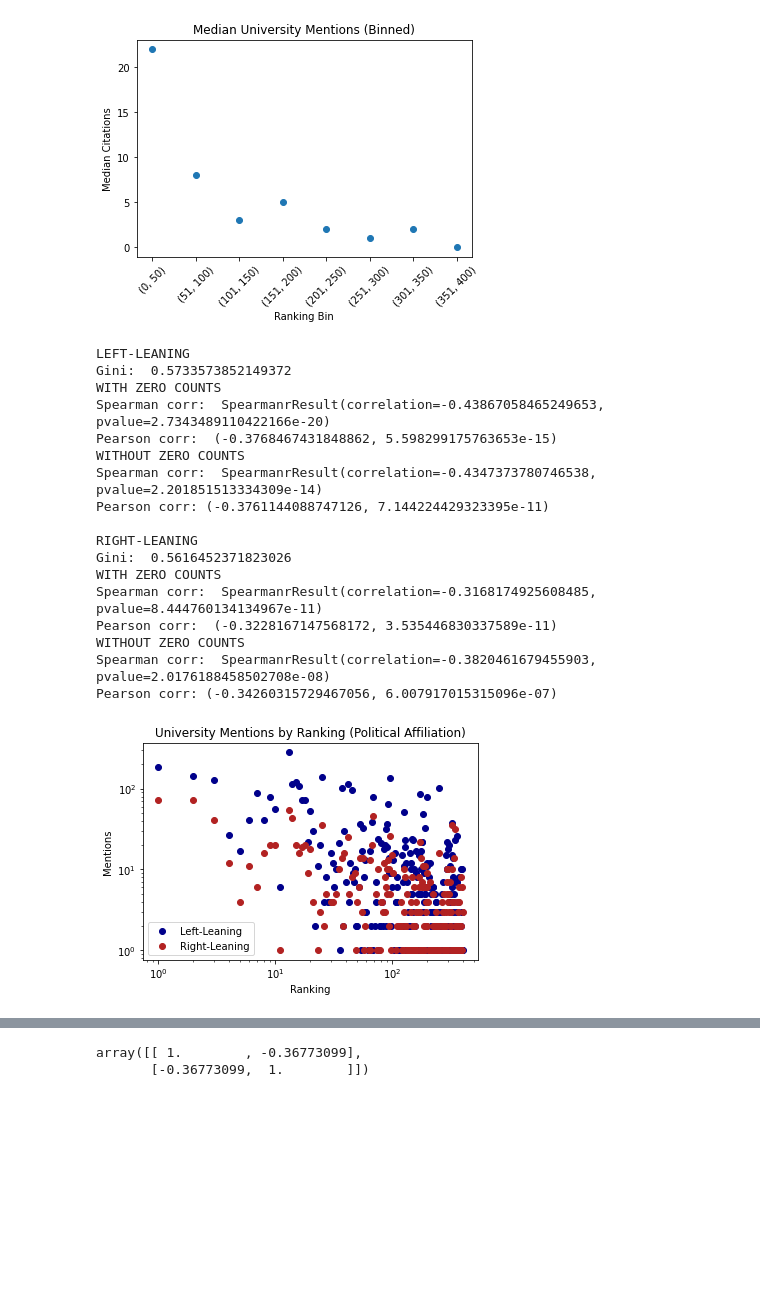
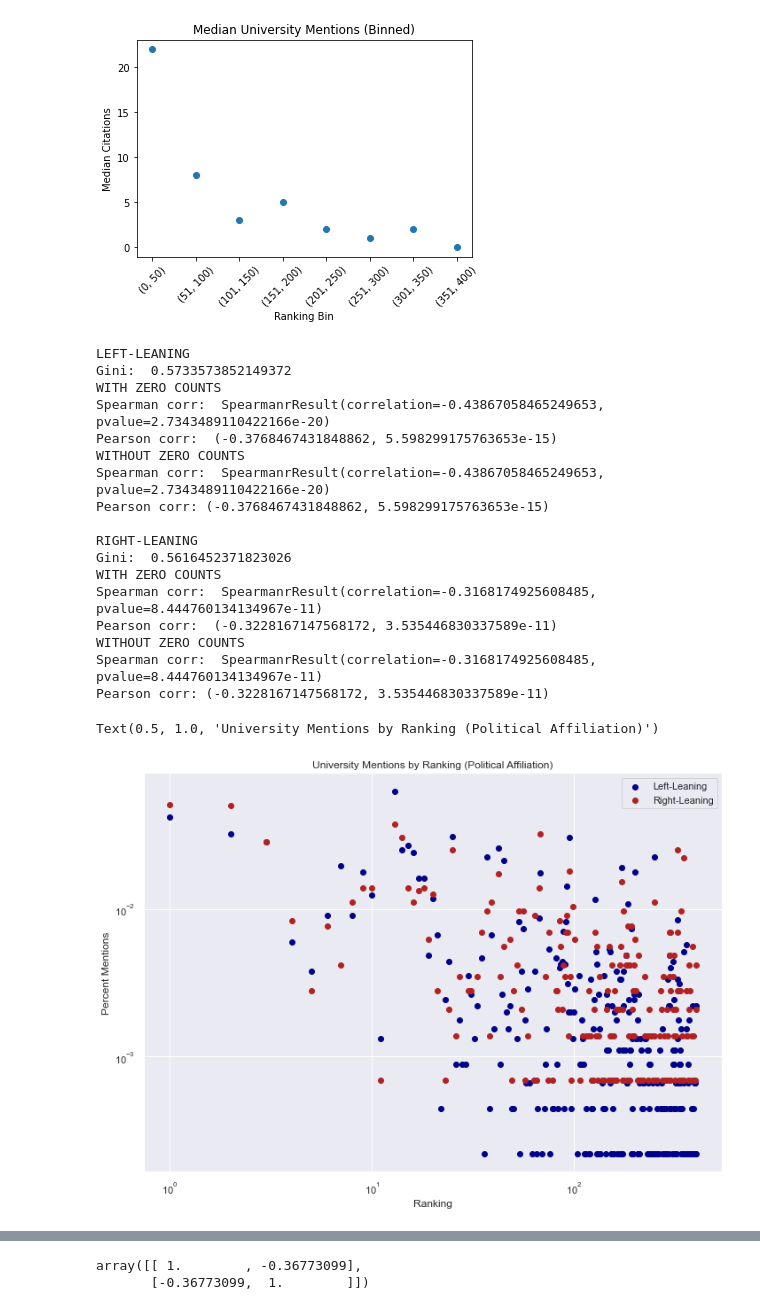
Before and after one commit to rebedorn/macro2, a Jupyter notebook: compare.ipynb, the cells around one changed output, grey strips where cells are left out. Drawn from its saved outputs; the diff is of its cells as text; code cells hidden in the pictures; blank space fills up the shorter version.

```diff
--- a/compare.ipynb
+++ b/compare.ipynb
@@ -212,6 +234,8 @@ def union_df(df1,df2,how):
 
 def whole_df(dfs):
     return pd.concat(dfs,axis=0,ignore_index =True)
+
+aylien = pd.read_csv("data/data.csv")
 
 educs = ['nyt','cnn','fox','breit','nyp','huff']
 b_nyt_qse = pd.read_csv("data/nyt_qse_m1.csv")
@@ -1221,3 +1554,9 @@ for i, x in times15.iterrows():
         times15.loc[i,"c_"+l.lower()] = df_slice.shape[0]
         total += df_slice.shape[0]
     times15.loc[i,"c_total"] = total
+# %%
+total = whole_educ.shape[0] + whole_gov.shape[0] + whole_thinkt.shape[0]
+print("educ ", whole_educ.shape[0]/total)
+print("gov ",whole_gov.shape[0]/total)
+print("think tank ",whole_thinkt.shape[0]/total)
+print(total/whole_qse.shape[0])
@@ -1458,0 +1868,9 @@ print([bins.loc[i,"total"] for i in np.arange(8)])
+# %%
+whole_qse["date"] = 0
+for i, x in whole_qse.iterrows():
+    df_slice = aylien.loc[aylien.text.str.contains(x.quote[1:-1])]
+    if df_slice.shape[0] >= 1:
+        whole_qse.loc[i,"date"] = df_slice.date.unique()[0]
+    else:
+        print(x.quote)
+whole_qse
@@ -1478,58 +1925,62 @@ plt.xticks(rotation=45)
 # %%
 N = 401
 fig, ax = plt.subplots()
-ax.scatter(times15.index,times15.c_huff + times15.c_nyt + times15.c_cnn,color='darkblue',label='Left-Leaning')
-ax.scatter(times15.index,times15.c_breit + times15.c_nyp + times15.c_fox,color='firebrick',label='Right-Leaning')
 #for i, x in times15.iterrows():
     #if i in [1,13,68,3,25,95,172,249,347,323]:
     #    plt.text(x=i+1, y=x.c_breit + x.c_nyp + x.c_fox, s=x.university_name)
     #plt.text(x=i+1, y=x.c_breit + x.c_nyp + x.c_fox, s=i)
-plt.xlabel("Ranking")
-plt.ylabel("Mentions")
-ax.set_yscale('log')
-ax.set_xscale('log')
-plt.legend()
-plt.title("University Mentions by Ranking (Political Affiliation)")
 
 print("LEFT-LEANING")
 left_cit = pd.DataFrame([times15.index.values,times15.c_huff.values + times15.c_cnn.values + times15.c_nyt.values]).T
 left_cit.columns = ['rank_', 'citations']
-print("Gini: ",gini(np.array(list(itertools.chain.from_iterable([[i]*x.citations for i, x in left_cit.iterrows()])))))
+left_cit['citations_norm'] = left_cit.citations / left_cit.citations.sum()
+print("Gini: ",gini(np.array(list(itertools.chain.from_iterable([[i]*int(x.citations) for i, x in left_cit.iterrows()])))))
 print("WITH ZERO COUNTS")
 print("Spearman corr: ",scipy.stats.spearmanr(left_cit.rank_.values,left_cit.citations.values))
 print("Pearson corr: ",scipy.stats.pearsonr(left_cit.rank_.values,left_cit.citations.values))
-left_cit = left_cit[left_cit.citations > 0]
+#left_cit = left_cit[left_cit.citations > 0]
 print("WITHOUT ZERO COUNTS")
 print("Spearman corr: ",scipy.stats.spearmanr(left_cit.rank_.values,left_cit.citations.values))
 print("Pearson corr:",pearsonr(left_cit.rank_.values,left_cit.citations))
 
 print("\nRIGHT-LEANING")
 right_cit = pd.DataFrame([times15.index.values,times15.c_breit.values + times15.c_fox.values + times15.c_nyp.values]).T
 right_cit.columns = ['rank_', 'citations']
-print("Gini: ",gini(np.array(list(itertools.chain.from_iterable([[i]*x.citations for i, x in right_cit.iterrows()])))))
+right_cit['citations_norm'] = right_cit.citations / right_cit.citations.sum()
+print("Gini: ",gini(np.array(list(itertools.chain.from_iterable([[int(i)]*int(x.citations) for i, x in right_cit.iterrows()])))))
 print("WITH ZERO COUNTS")
 print("Spearman corr: ",scipy.stats.spearmanr(right_cit.rank_.values,right_cit.citations.values))
 print("Pearson corr: ",scipy.stats.pearsonr(right_cit.rank_.values,right_cit.citations.values))
-right_cit = right_cit[right_cit.citations > 0]
+#right_cit = right_cit[right_cit.citations > 0]
 print("WITHOUT ZERO COUNTS")
 print("Spearman corr: ",scipy.stats.spearmanr(right_cit.rank_.values,right_cit.citations.values))
 print("Pearson corr:",pearsonr(right_cit.rank_.values,right_cit.citations))
+
+ax.scatter(left_cit.rank_,left_cit.citations_norm,color='darkblue',label='Left-Leaning')
+ax.scatter(right_cit.rank_,right_cit.citations_norm,color='firebrick',label='Right-Leaning')
+plt.xlabel("Ranking")
+plt.ylabel("Percent Mentions")
+ax.set_yscale('log')
+ax.set_xscale('log')
+plt.legend()
+plt.title("University Mentions by Ranking (Political Affiliation)")
 # %% [output]
 LEFT-LEANING
 Gini:  0.5733573852149372
 WITH ZERO COUNTS
 Spearman corr:  SpearmanrResult(correlation=-0.43867058465249653, pvalue=2.7343489110422166e-20)
 Pearson corr:  (-0.3768467431848862, 5.598299175763653e-15)
 WITHOUT ZERO COUNTS
-Spearman corr:  SpearmanrResult(correlation=-0.4347373780746538, pvalue=2.201851513334309e-14)
-Pearson corr: (-0.3761144088747126, 7.144224429323395e-11)
+Spearman corr:  SpearmanrResult(correlation=-0.43867058465249653, pvalue=2.7343489110422166e-20)
+Pearson corr: (-0.3768467431848862, 5.598299175763653e-15)
 
 RIGHT-LEANING
 Gini:  0.5616452371823026
 WITH ZERO COUNTS
 Spearman corr:  SpearmanrResult(correlation=-0.3168174925608485, pvalue=8.444760134134967e-11)
 Pearson corr:  (-0.3228167147568172, 3.535446830337589e-11)
 WITHOUT ZERO COUNTS
-Spearman corr:  SpearmanrResult(correlation=-0.3820461679455903, pvalue=2.0176188458502708e-08)
-Pearson corr: (-0.34260315729467056, 6.007917015315096e-07)
+Spearman corr:  SpearmanrResult(correlation=-0.3168174925608485, pvalue=8.444760134134967e-11)
+Pearson corr: (-0.3228167147568172, 3.535446830337589e-11)
+Text(0.5, 1.0, 'University Mentions by Ranking (Political Affiliation)')
-[figure, old version]
+[figure, new version]
```
Also changed, not shown: parts of 63 cells of this notebook.
